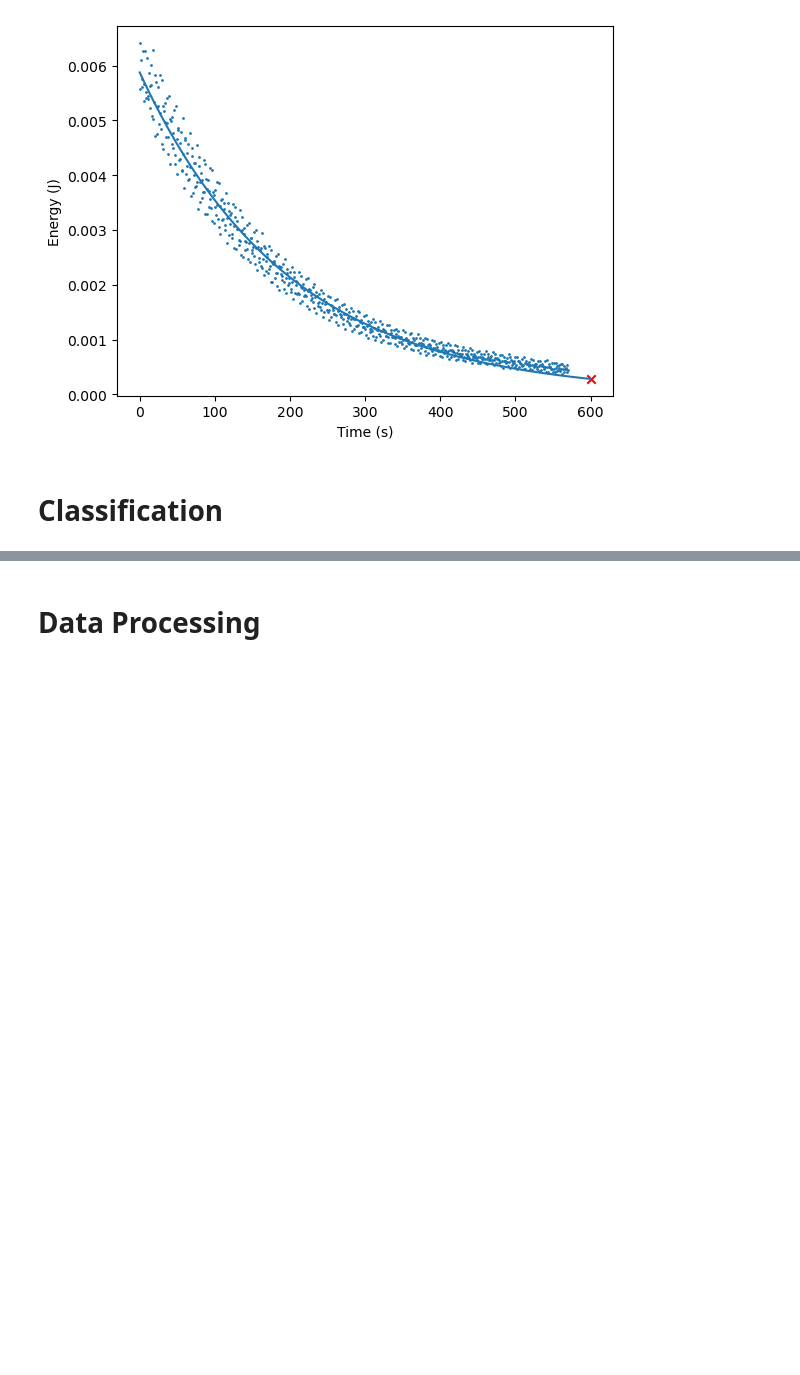
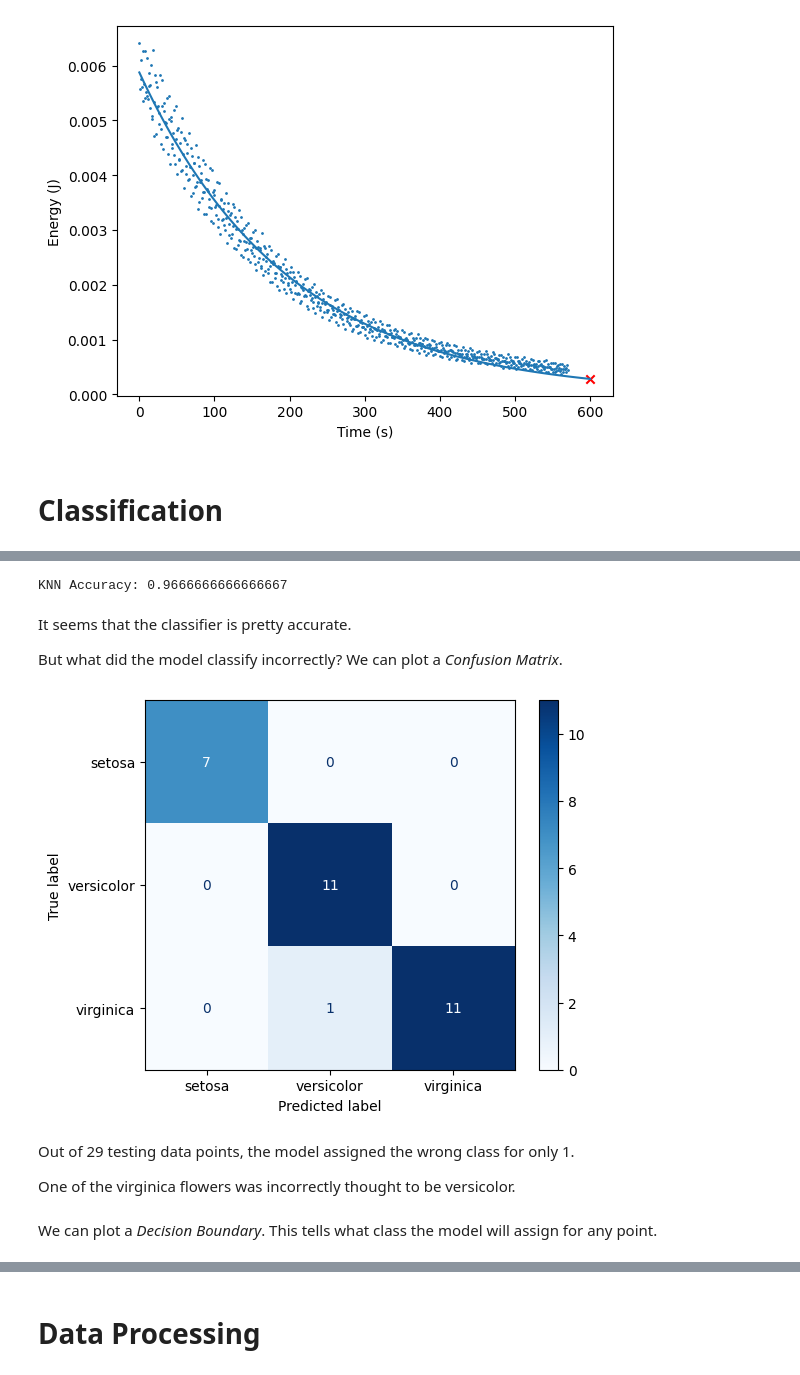
Before and after one commit to SamuelFoo/ISR-Coy-Workshop, a Jupyter notebook: supervised.ipynb, the cells around one changed output, grey strips where cells are left out. Saved outputs shown, nothing was run; the diff lists cells and outputs as text; code cells hidden in the pictures; blank space fills up the shorter version.

```diff
--- a/supervised.ipynb
+++ b/supervised.ipynb
@@ -110,0 +148,5 @@ plt.show()
+# %%
+df = pd.DataFrame(irisData.data)
+df.columns = irisData.feature_names
+df["species"] = irisData.target_names[irisData.target]
+df.sample(10)
@@ -110,0 +204,4 @@ plt.show()
+# %%
+x = df.loc[:, ["sepal length (cm)", "sepal width (cm)", "petal length (cm)", "petal width (cm)"]].values
+y = df["species"].values
+x_train, x_test, y_train, y_test = train_test_split(x, y, test_size=0.20, random_state=27)
@@ -110,0 +234,31 @@ plt.show()
+# %%
+KNN_model = KNeighborsClassifier(n_neighbors=5)
+KNN_model.fit(x_train, y_train)
+KNN_prediction = KNN_model.predict(x_test)
+print("KNN Accuracy:", accuracy_score(KNN_prediction, y_test))
+# %% [output]
+KNN Accuracy: 0.9666666666666667
+# %% [markdown]
+It seems that the classifier is pretty accurate.
+
+But what did the model classify incorrectly? We can plot a *Confusion Matrix*.
+# %%
+confusion_matrix(KNN_prediction, y_test)
+
+disp = ConfusionMatrixDisplay.from_estimator(
+    KNN_model,
+    x_test,
+    y_test,
+    display_labels=irisData.target_names,
+    cmap=plt.cm.Blues,
+)
+
+plt.show()
+# %% [output]
+[figure, added]
+# %% [markdown]
+Out of 29 testing data points, the model assigned the wrong class for only 1.
+
+One of the virginica flowers was incorrectly thought to be versicolor.
+# %% [markdown]
+We can plot a *Decision Boundary*. This tells what class the model will assign for any point.
```
Also changed, not shown: parts of 25 cells of this notebook.
